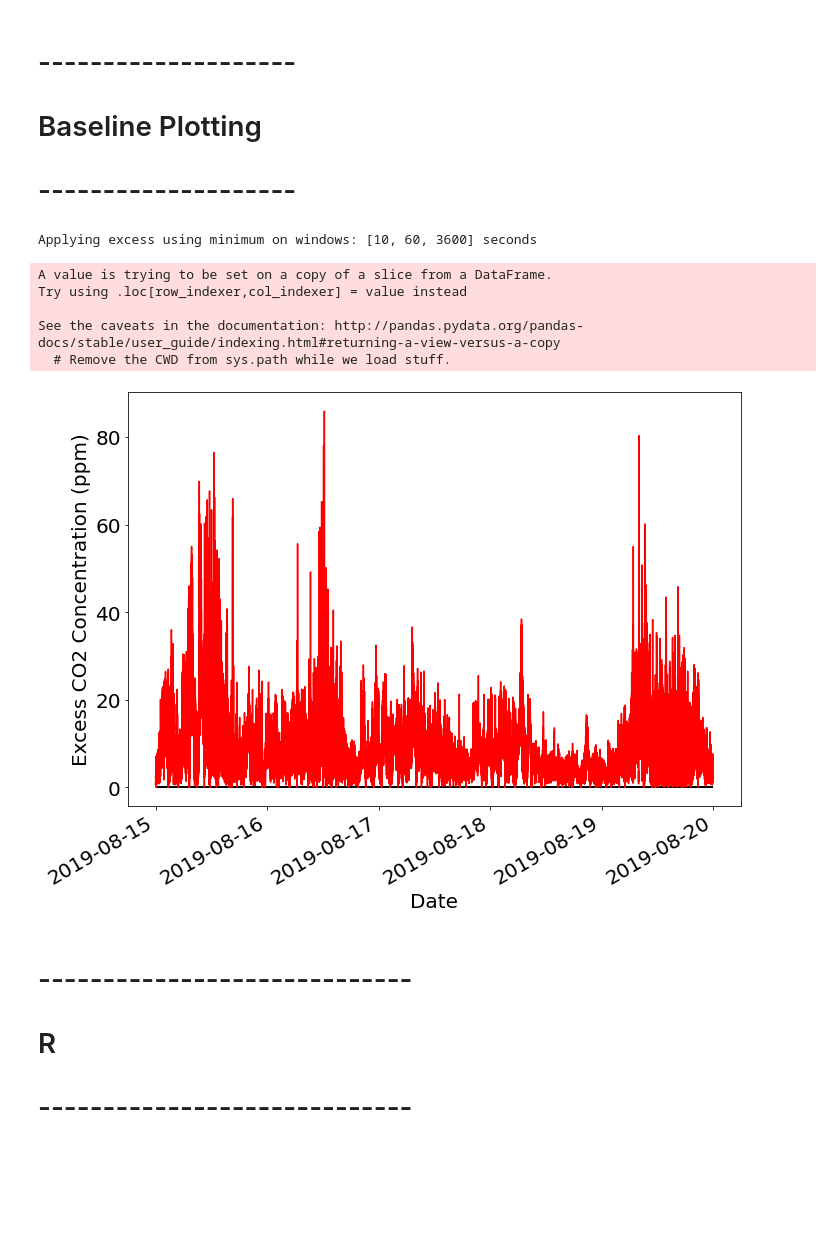
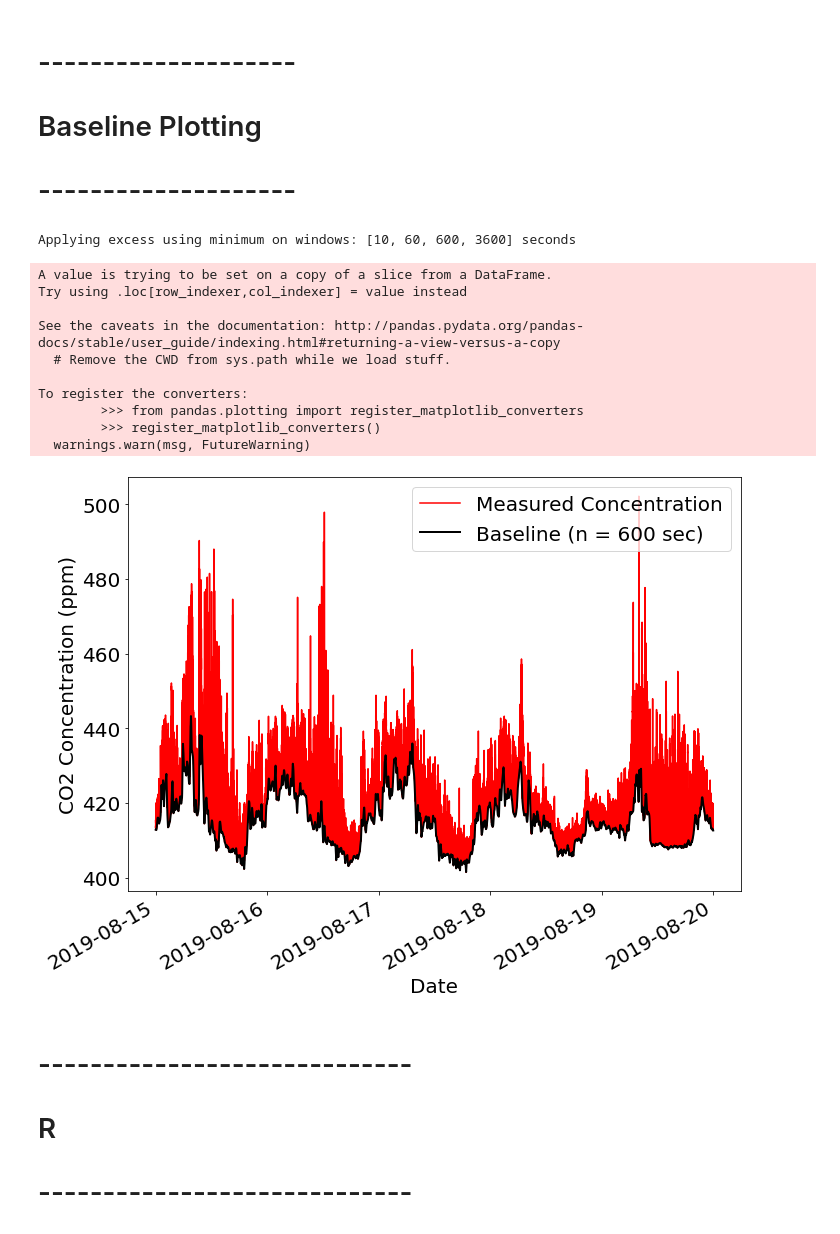
Before and after one commit to agmeyer4/CO2_Eddy, a Jupyter notebook: Data_Viewer.ipynb, the cells around one changed output. Cells and saved outputs as stored; diff of their text form; code cells hidden in the pictures; blank space fills up the shorter version.

```diff
--- a/Data_Viewer.ipynb
+++ b/Data_Viewer.ipynb
@@ -117,7 +171,7 @@ plt.show()
 # Baseline Plotting
 # --------------------
 # %%
-excess_rolls_sec = [10,60,3600]#,6000,36000] #these specify the rolling window on which a minimum is applied for excess
+excess_rolls_sec = [10,60,600,3600]#,6000,36000] #these specify the rolling window on which a minimum is applied for excess
 tower = 'Picarro'
 
 position_number = 1
@@ -130,7 +184,7 @@ data._retrieve_data('../CO2_Data_Processed/')
 # %%
 data._apply_excess(delete_min_cols = False)
 # %% [output]
-Applying excess using minimum on windows: [10, 60, 3600] seconds
+Applying excess using minimum on windows: [10, 60, 600, 3600] seconds
 # %%
 labsize = 20
 
@@ -149,48 +203,52 @@ df[f'mean_r3600_{ghg}']  = df[f'{ghg}'].rolling(10000,center=True).mean()
 
 fig,ax=plt.subplots(figsize=[10,7.5])
 
-#ax.plot(df.index,df['excess_r3600_Pic_CO2'])
-#ax.plot(df.index,df['excess_r10_Pic_CO2'])
 thresh = 440
 minidf = df.loc[df[f'{ghg}']<thresh]
 
-ax.plot(df.index,df[f'excess_r3600_{ghg}'],color='red',alpha=1)
-ax.hlines(0,df.index[0],df.index[-1],color='black',linewidth=2)
+#EXCESS OVER ZERO LINE
+# ax.plot(df.index,df[f'excess_r3600_{ghg}'],color='red',alpha=1)
+# ax.hlines(0,df.index[0],df.index[-1],color='black',linewidth=2)
 
-#ax.plot(minidf.index,minidf[f'{ghg}'].rolling(3000).mean(),linewidth=2,color='blue')
-
-#ax.plot(df.index,df[f'min_r3600_{ghg}'].rolling(4000).mean(),linewidth=2,color='black')
-#ax.plot(df.index,df[f'mean_r3600_{ghg}'],linewidth=2,color='blue')
+ax.plot(df.index,df[f'{ghg}'],color='red',alpha=1,label = 'Measured Concentration')
+ax.plot(df.index,df[f'min_r600_{ghg}'].rolling(600).mean(),linewidth=2,color='black',label = 'Baseline (n = 600 sec)')
 
 
 
 if ghg == 'Pic_CH4':
     ylab = 'CH4 Concentration (ppm)'
 elif ghg == 'Pic_CO2':
     ylab = 'CO2 Concentration (ppm)'
 
 
-ylab = 'Excess CO2 Concentration (ppm)'
+ylab = 'CO2 Concentration (ppm)'
 
 ax.set_xlabel('Date',size=labsize)
 ax.set_ylabel(ylab,size=labsize)
 
 ax.tick_params(axis='both', which='major', labelsize=labsize)
+
+ax.legend(fontsize = labsize,loc = 1)
 
 
 
 plt.gcf().autofmt_xdate()
 fig.tight_layout()
 plt.show()
 
 fig.savefig('../CO2_Data_Processed/Plots_Figs/CO2_excess.png')
 # %% [output]
 A value is trying to be set on a copy of a slice from a DataFrame.
 Try using .loc[row_indexer,col_indexer] = value instead
 
 See the caveats in the documentation: http://pandas.pydata.org/pandas-docs/stable/user_guide/indexing.html#returning-a-view-versus-a-copy
   # Remove the CWD from sys.path while we load stuff.
+
+To register the converters:
+        >>> from pandas.plotting import register_matplotlib_converters
+        >>> register_matplotlib_converters()
+  warnings.warn(msg, FutureWarning)
-[figure, old version]
+[figure, new version]
 # %%
 #new = wind_add(new,'ANEM_X','ANEM_Y')
 graph = [\
```
Also changed, not shown: parts of 4 cells of this notebook, 8 other files.
